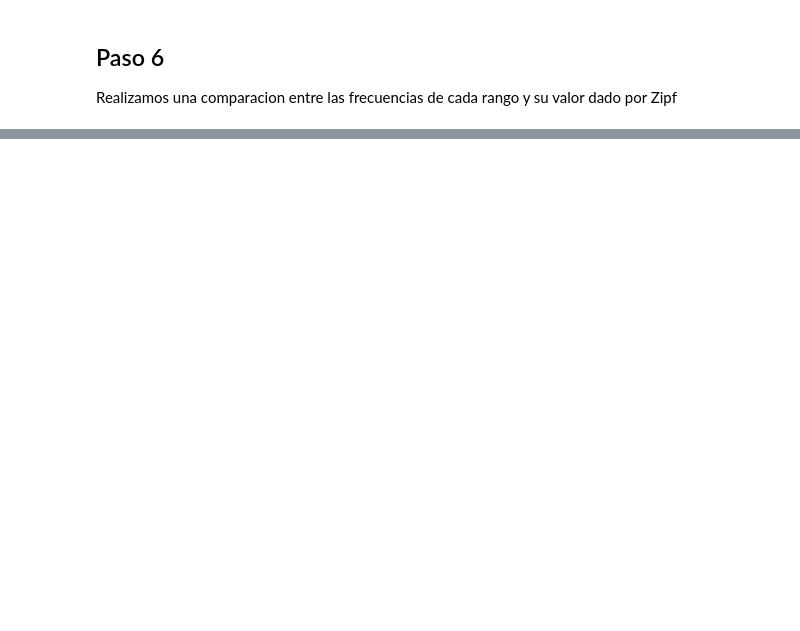
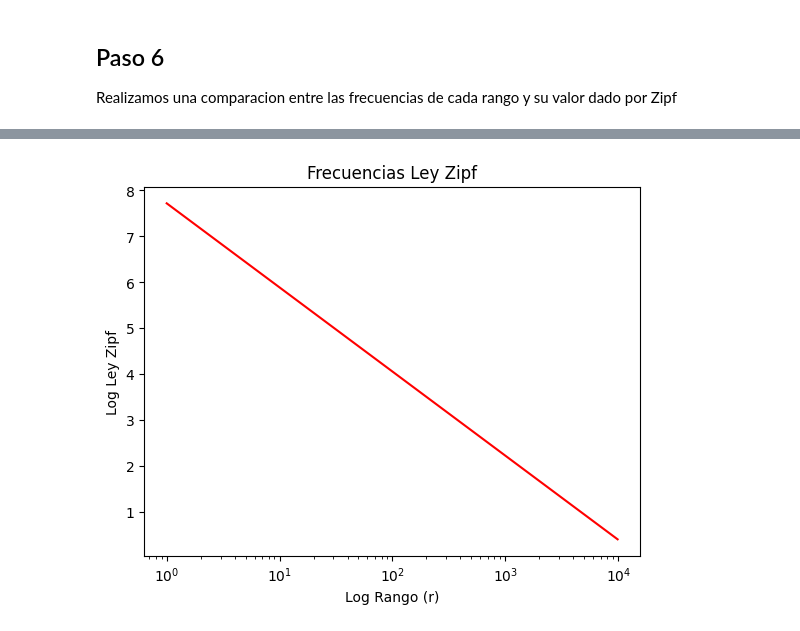
Before and after one commit to JoelHaiddRC/Linguistica, a Jupyter notebook: notebooks/Ejercicio2.ipynb, the cells around one changed output, grey strips where cells are left out. Cells and saved outputs as stored; diff of their text form; code cells hidden in the pictures; blank space fills up the shorter version.

```diff
--- a/notebooks/Ejercicio2.ipynb
+++ b/notebooks/Ejercicio2.ipynb
@@ -152,0 +192,4 @@ Utilizamos el metodo de __Byte Pair Encoding__ (BPE) para obtener los subwords d
+# %%
+# Obtenemos alpha
+alpha_bpe = estimar_param_zipf(tabla_frecuencias_bpe)
+print(alpha_bpe)
@@ -152,0 +198,5 @@ Utilizamos el metodo de __Byte Pair Encoding__ (BPE) para obtener los subwords d
+# %%
+
+# Obtenemos la tabla con los valores de la ley de zipf para cada rango
+tabla_zipf_bpe = crea_tabla_zipf(alpha_bpe, tabla_frecuencias_bpe)
+tabla_zipf
@@ -152,0 +217,6 @@ Utilizamos el metodo de __Byte Pair Encoding__ (BPE) para obtener los subwords d
+# %%
+fig, ax = plt.subplots()
+graficar_ley_zipf(tabla_zipf_bpe, ax)
+plt.show()
+# %% [output]
+[figure, added]
```
Also changed, not shown: parts of 19 cells of this notebook, 4 other files.
